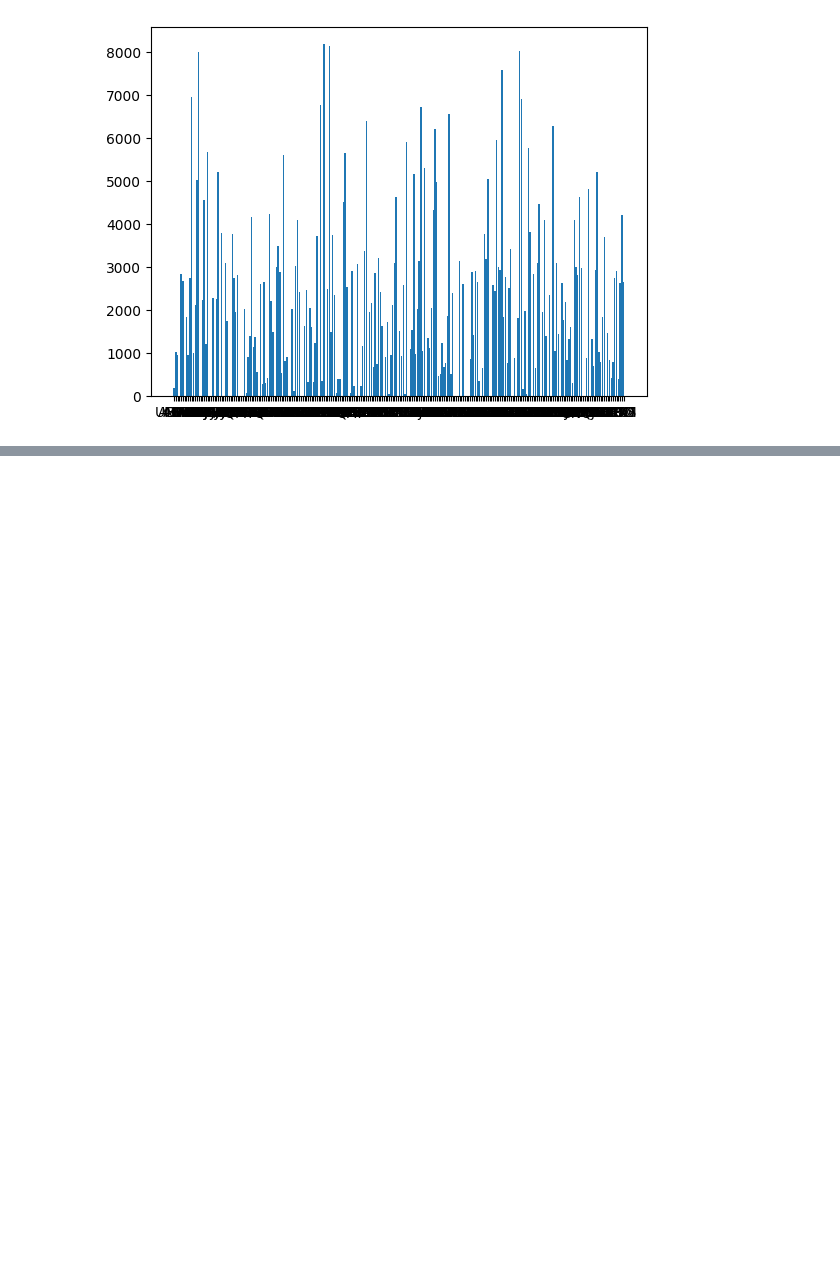
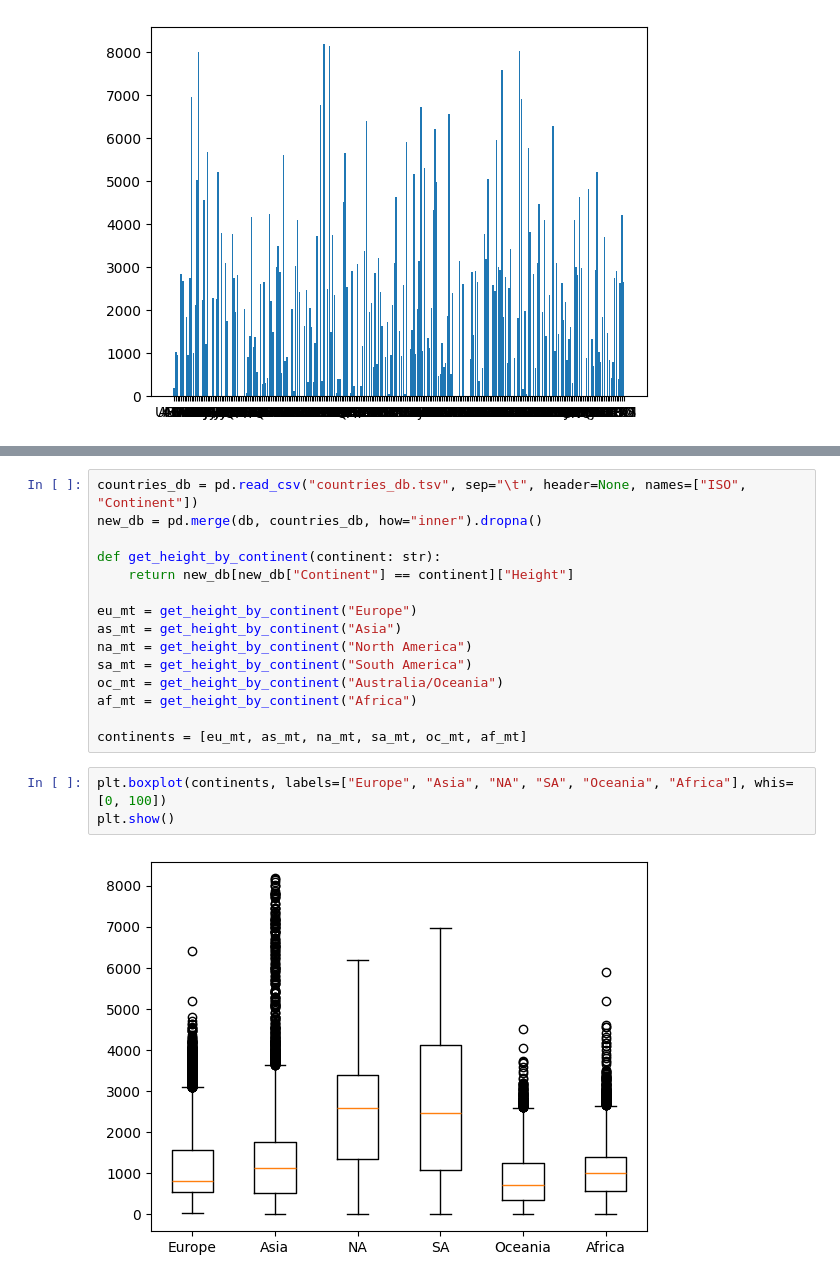
Before and after one commit to JekPasan/CodeSinaia-2025, a Jupyter notebook: IntroToPy/Mountains.ipynb, the cells around one changed output, grey strips where cells are left out. Drawn from its saved outputs; the diff is of its cells as text; blank space fills up the shorter version.

```diff
--- a/IntroToPy/Mountains.ipynb
+++ b/IntroToPy/Mountains.ipynb
@@ -42,0 +48,20 @@ plt.bar(iso_max_h.keys(), iso_max_h.values())
+# %%
+countries_db = pd.read_csv("countries_db.tsv", sep="\t", header=None, names=["ISO", "Continent"])
+new_db = pd.merge(db, countries_db, how="inner").dropna()
+
+def get_height_by_continent(continent: str):
+    return new_db[new_db["Continent"] == continent]["Height"]
+
+eu_mt = get_height_by_continent("Europe")
+as_mt = get_height_by_continent("Asia")
+na_mt = get_height_by_continent("North America")
+sa_mt = get_height_by_continent("South America")
+oc_mt = get_height_by_continent("Australia/Oceania")
+af_mt = get_height_by_continent("Africa")
+
+continents = [eu_mt, as_mt, na_mt, sa_mt, oc_mt, af_mt]
+# %%
+plt.boxplot(continents, labels=["Europe", "Asia", "NA", "SA", "Oceania", "Africa"], whis=[0, 100])
+plt.show()
+# %% [output]
+[figure, added]
```
Also changed, not shown: parts of 1 cell of this notebook, 4 other files.
